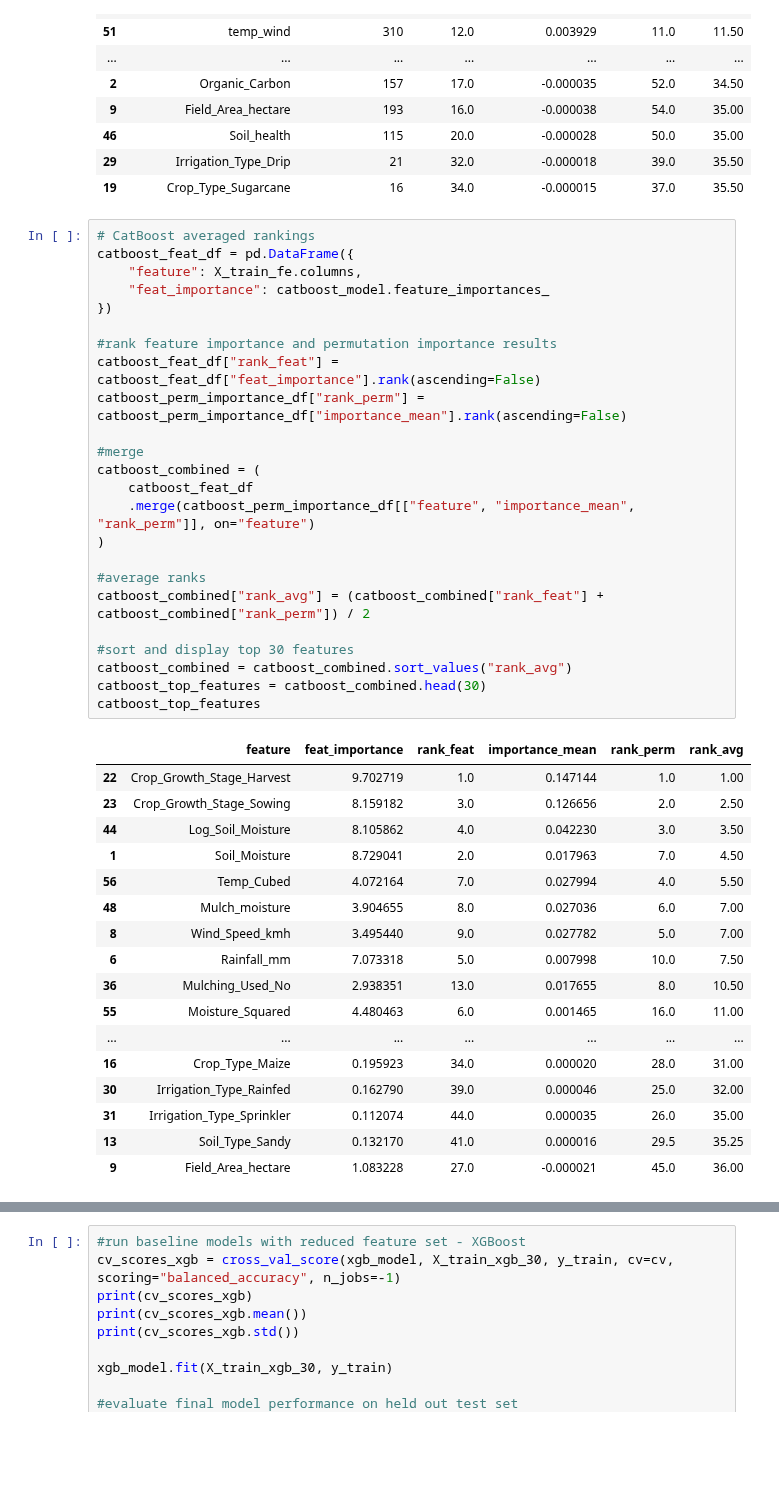
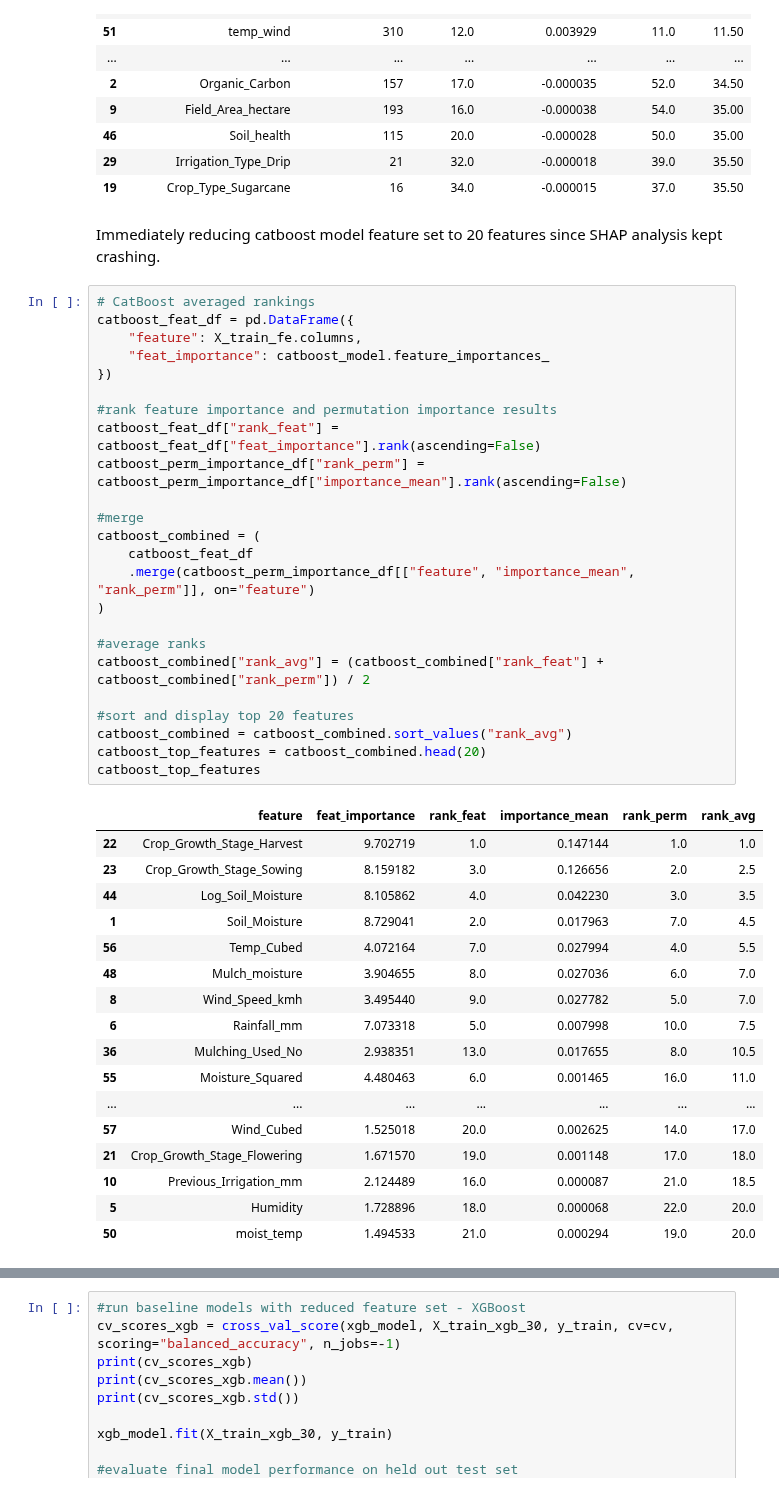
Before and after one commit to donya-beh/GSB-545, a Jupyter notebook: Kaggle Comp/Kaggle Homework 4 Notebook.ipynb, the cells around one changed output, grey strips where cells are left out. Cells and saved outputs as stored; diff of their text form; blank space fills up the shorter version.

```diff
--- a/Kaggle Comp/Kaggle Homework 4 Notebook.ipynb
+++ b/Kaggle Comp/Kaggle Homework 4 Notebook.ipynb
@@ -511,48 +505,50 @@ lgb_top_features
 | 46 | Soil_health | 115 | 20.0 | -0.000028 | 50.0 | 35.00 |
 | 29 | Irrigation_Type_Drip | 21 | 32.0 | -0.000018 | 39.0 | 35.50 |
 | 19 | Crop_Type_Sugarcane | 16 | 34.0 | -0.000015 | 37.0 | 35.50 |
+# %% [markdown]
+Immediately reducing catboost model feature set to 20 features since SHAP analysis kept crashing.
 # %%
 # CatBoost averaged rankings
 catboost_feat_df = pd.DataFrame({
     "feature": X_train_fe.columns,
     "feat_importance": catboost_model.feature_importances_
 })
 
 #rank feature importance and permutation importance results
 catboost_feat_df["rank_feat"] = catboost_feat_df["feat_importance"].rank(ascending=False)
 catboost_perm_importance_df["rank_perm"] = catboost_perm_importance_df["importance_mean"].rank(ascending=False)
 
 #merge
 catboost_combined = (
     catboost_feat_df
     .merge(catboost_perm_importance_df[["feature", "importance_mean", "rank_perm"]], on="feature")
 )
 
 #average ranks
 catboost_combined["rank_avg"] = (catboost_combined["rank_feat"] + catboost_combined["rank_perm"]) / 2
 
-#sort and display top 30 features
+#sort and display top 20 features
 catboost_combined = catboost_combined.sort_values("rank_avg")
-catboost_top_features = catboost_combined.head(30)
+catboost_top_features = catboost_combined.head(20)
 catboost_top_features
 # %% [output]
 |  | feature | feat_importance | rank_feat | importance_mean | rank_perm | rank_avg |
-| 22 | Crop_Growth_Stage_Harvest | 9.702719 | 1.0 | 0.147144 | 1.0 | 1.00 |
-| 23 | Crop_Growth_Stage_Sowing | 8.159182 | 3.0 | 0.126656 | 2.0 | 2.50 |
-| 44 | Log_Soil_Moisture | 8.105862 | 4.0 | 0.042230 | 3.0 | 3.50 |
-| 1 | Soil_Moisture | 8.729041 | 2.0 | 0.017963 | 7.0 | 4.50 |
-| 56 | Temp_Cubed | 4.072164 | 7.0 | 0.027994 | 4.0 | 5.50 |
-| 48 | Mulch_moisture | 3.904655 | 8.0 | 0.027036 | 6.0 | 7.00 |
-| 8 | Wind_Speed_kmh | 3.495440 | 9.0 | 0.027782 | 5.0 | 7.00 |
-| 6 | Rainfall_mm | 7.073318 | 5.0 | 0.007998 | 10.0 | 7.50 |
-| 36 | Mulching_Used_No | 2.938351 | 13.0 | 0.017655 | 8.0 | 10.50 |
-| 55 | Moisture_Squared | 4.480463 | 6.0 | 0.001465 | 16.0 | 11.00 |
+| 22 | Crop_Growth_Stage_Harvest | 9.702719 | 1.0 | 0.147144 | 1.0 | 1.0 |
+| 23 | Crop_Growth_Stage_Sowing | 8.159182 | 3.0 | 0.126656 | 2.0 | 2.5 |
+| 44 | Log_Soil_Moisture | 8.105862 | 4.0 | 0.042230 | 3.0 | 3.5 |
+| 1 | Soil_Moisture | 8.729041 | 2.0 | 0.017963 | 7.0 | 4.5 |
+| 56 | Temp_Cubed | 4.072164 | 7.0 | 0.027994 | 4.0 | 5.5 |
+| 48 | Mulch_moisture | 3.904655 | 8.0 | 0.027036 | 6.0 | 7.0 |
+| 8 | Wind_Speed_kmh | 3.495440 | 9.0 | 0.027782 | 5.0 | 7.0 |
+| 6 | Rainfall_mm | 7.073318 | 5.0 | 0.007998 | 10.0 | 7.5 |
+| 36 | Mulching_Used_No | 2.938351 | 13.0 | 0.017655 | 8.0 | 10.5 |
+| 55 | Moisture_Squared | 4.480463 | 6.0 | 0.001465 | 16.0 | 11.0 |
 | ... | ... | ... | ... | ... | ... | ... |
-| 16 | Crop_Type_Maize | 0.195923 | 34.0 | 0.000020 | 28.0 | 31.00 |
-| 30 | Irrigation_Type_Rainfed | 0.162790 | 39.0 | 0.000046 | 25.0 | 32.00 |
-| 31 | Irrigation_Type_Sprinkler | 0.112074 | 44.0 | 0.000035 | 26.0 | 35.00 |
-| 13 | Soil_Type_Sandy | 0.132170 | 41.0 | 0.000016 | 29.5 | 35.25 |
-| 9 | Field_Area_hectare | 1.083228 | 27.0 | -0.000021 | 45.0 | 36.00 |
+| 57 | Wind_Cubed | 1.525018 | 20.0 | 0.002625 | 14.0 | 17.0 |
+| 21 | Crop_Growth_Stage_Flowering | 1.671570 | 19.0 | 0.001148 | 17.0 | 18.0 |
+| 10 | Previous_Irrigation_mm | 2.124489 | 16.0 | 0.000087 | 21.0 | 18.5 |
+| 5 | Humidity | 1.728896 | 18.0 | 0.000068 | 22.0 | 20.0 |
+| 50 | moist_temp | 1.494533 | 21.0 | 0.000294 | 19.0 | 20.0 |
 # %%
 #Extra trees reduced dataset (top 30 features)
 X_train_xgb_30 = X_train_fe[xgb_top_features["feature"]]
```
Also changed, not shown: parts of 9 cells of this notebook, 4 other files.
